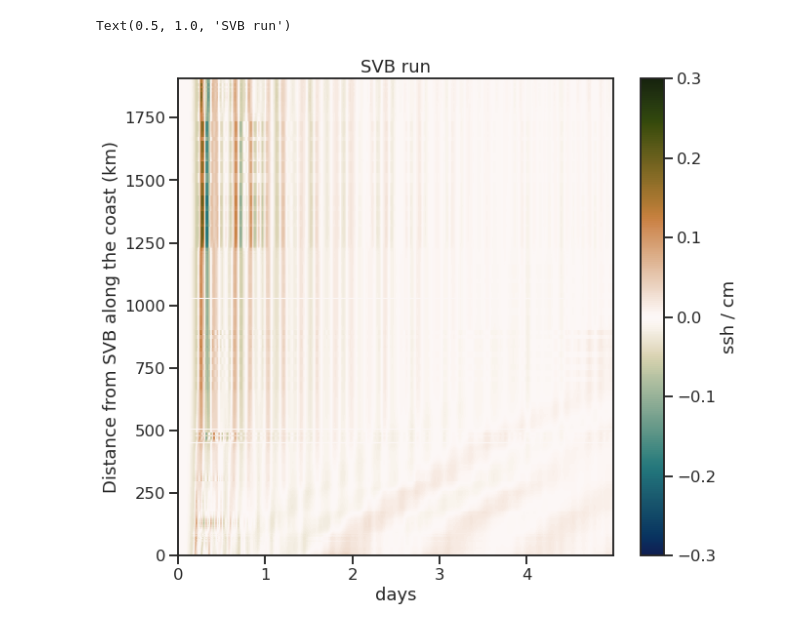
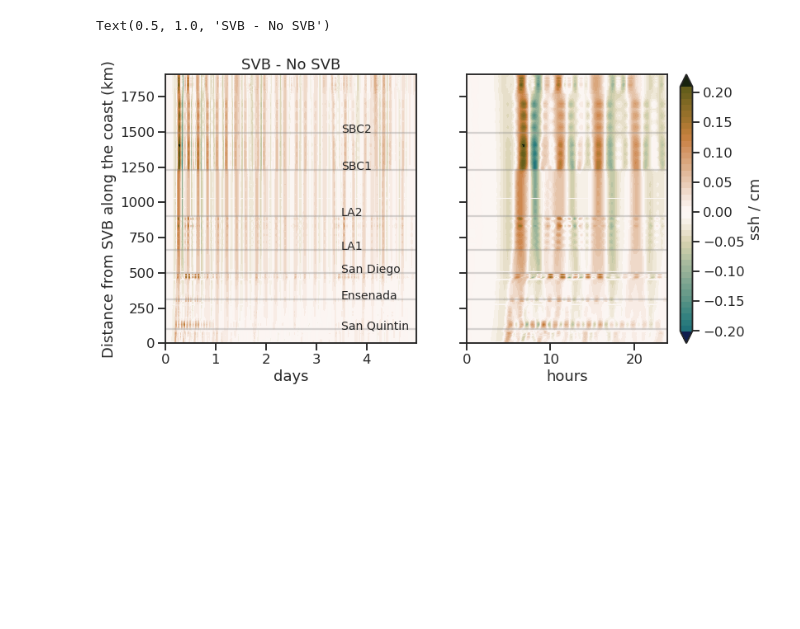
Before and after one commit to anakarinarm/notebooks_SVB, a Jupyter notebook: MITgcm/domain5/check_ncfile_curtainplot.ipynb, the cells around one changed output. Drawn from its saved outputs; the diff is of its cells as text; code cells hidden in the pictures; blank space fills up the shorter version.

```diff
--- a/MITgcm/domain5/check_ncfile_curtainplot.ipynb
+++ b/MITgcm/domain5/check_ncfile_curtainplot.ipynb
@@ -8,26 +9,41 @@ import warnings
 warnings.filterwarnings('ignore')
 import xarray as xr
 # %%
-sshData = xr.open_dataset('curtain_SSH_SVB_febTS.nc')
-sshData_noSVB = xr.open_dataset('curtain_SSH_NoSVB_febTS.nc')
+sshData = xr.open_dataset('curtain_SSH_SVB_Barotropic.nc')
+sshData_noSVB = xr.open_dataset('curtain_SSH_NoSVB_Barotropic.nc')
 # %%
 sns.set_style('ticks')
 sns.set_context('talk')
 
-fig, ax = plt.subplots(1,1,figsize=(10,9))
+fig, (ax,ax2) = plt.subplots(1,2,figsize=(12,6), sharey=True)
 ax.set_facecolor('tan')
 
-pc = ax.pcolormesh(sshData.T/(24*3600),
+pc = ax.contourf(sshData.T/(24*3600),
                    sshData.X,
                    np.transpose((sshData.curtain_data.data-
                                  sshData_noSVB.curtain_data.data)*100),
-                   vmin=-0.3, vmax=0.3, cmap=cmo.cm.tarn_r)
-cb = plt.colorbar(pc,label='ssh / cm')
+                   50,vmin=-0.3, vmax=0.3, cmap=cmo.cm.tarn_r, extend='both')
+
+pc2 = ax2.contourf(sshData.T/(3600),
+                sshData.X,
+                np.transpose((sshData.curtain_data.data-
+                              sshData_noSVB.curtain_data.data)*100),
+                   50,vmin=-0.3, vmax=0.3, cmap=cmo.cm.tarn_r, extend='both')
+cb = plt.colorbar(pc2,label='ssh / cm')
+
+ax2.set_xlim(0,24)
+
+for km, lab in zip([101,313.7,500, 660, 900, 1231, 1492], ['San Quintin','Ensenada','San Diego','LA1','LA2','SBC1', 'SBC2']):
+    ax.axhline(km,color='0.5',alpha=0.3)
+    ax.text(3.5,km,lab, fontsize=14)
+    ax2.axhline(km,color='0.5',alpha=0.3)
 
 ax.set_ylabel('Distance from SVB along the coast (km)')
 ax.set_xlabel('days')
-ax.set_title('SVB run')
+ax2.set_xlabel('hours')
+
+ax.set_title('SVB - No SVB')
 # %% [output]
-Text(0.5, 1.0, 'SVB run')
+Text(0.5, 1.0, 'SVB - No SVB')
-[figure, old version]
+[figure, new version]
 # %%
```
Also changed, not shown: parts of 7 cells of this notebook, 25 other files.
